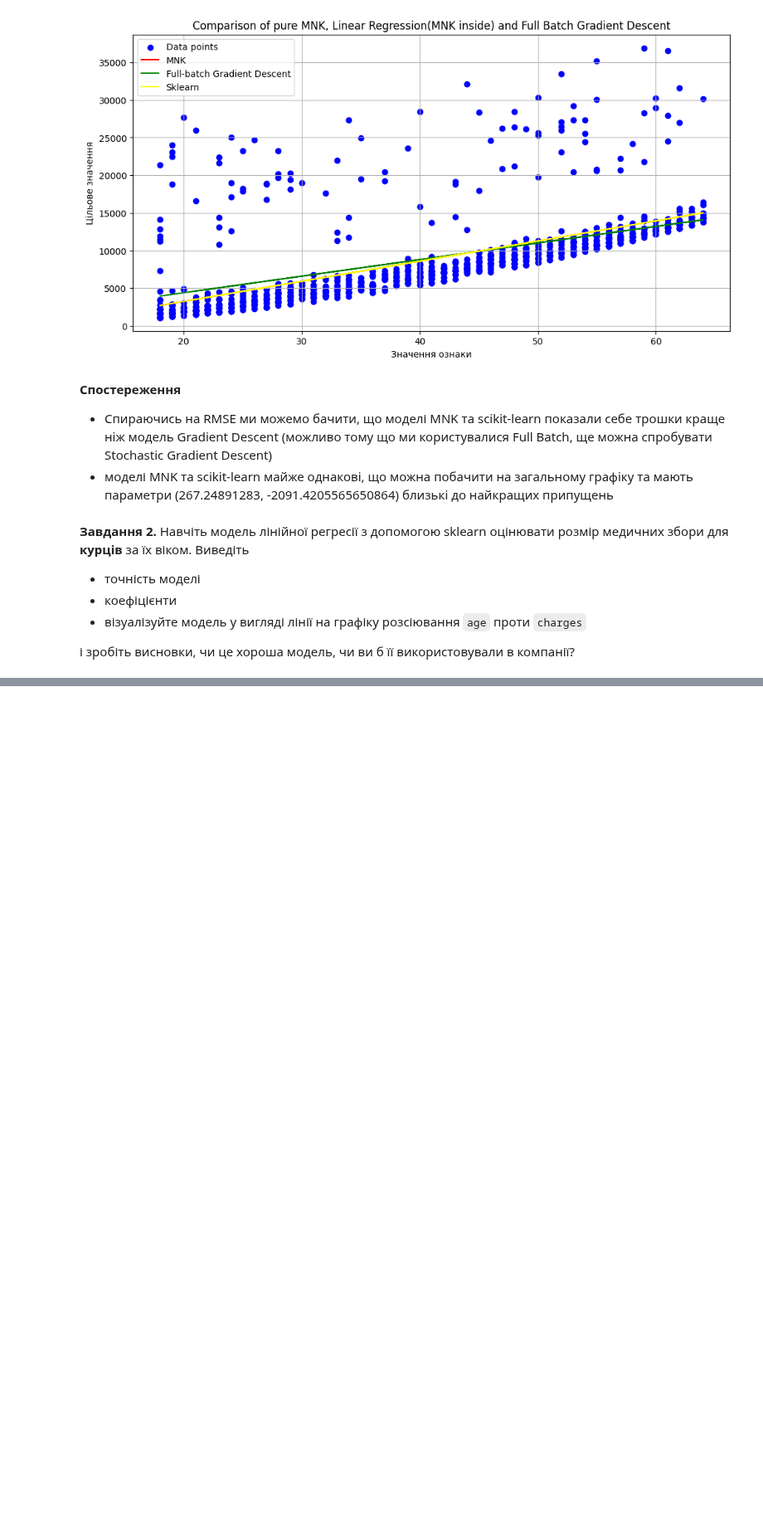
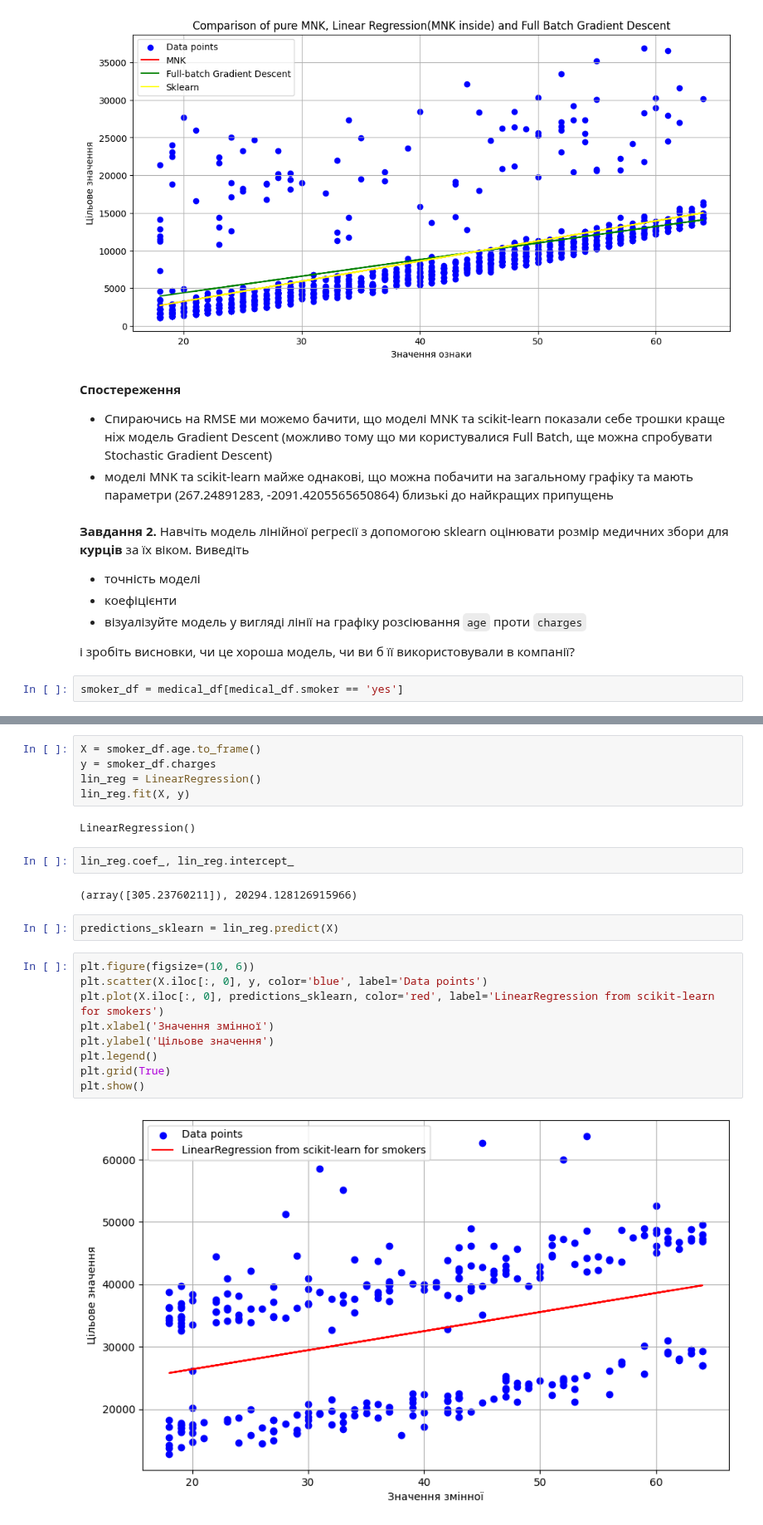
Before and after one commit to o-semenkova/ml_home_tasks, a Jupyter notebook: HW_2_1_Побудова_лінійної_регресії_за_одною_ознакою.ipynb, the cells around one changed output, grey strips where cells are left out. Shown at 83% size. Cells and saved outputs as stored; diff of their text form; blank space fills up the shorter version.

```diff
--- a/HW_2_1_Побудова_лінійної_регресії_за_одною_ознакою.ipynb
+++ b/HW_2_1_Побудова_лінійної_регресії_за_одною_ознакою.ipynb
@@ -220,3 +220,5 @@ plt.show()
 -  візуалізуйте модель у вигляді лінії на графіку розсіювання `age` проти `charges`
 
 і зробіть висновки, чи це хороша модель, чи ви б її використовували в компанії?
+# %%
+smoker_df = medical_df[medical_df.smoker == 'yes']
@@ -222,0 +239,24 @@ plt.show()
+# %%
+X = smoker_df.age.to_frame()
+y = smoker_df.charges
+lin_reg = LinearRegression()
+lin_reg.fit(X, y)
+# %% [output]
+LinearRegression()
+# %%
+lin_reg.coef_, lin_reg.intercept_
+# %% [output]
+(array([305.23760211]), 20294.128126915966)
+# %%
+predictions_sklearn = lin_reg.predict(X)
+# %%
+plt.figure(figsize=(10, 6))
+plt.scatter(X.iloc[:, 0], y, color='blue', label='Data points')
+plt.plot(X.iloc[:, 0], predictions_sklearn, color='red', label='LinearRegression from scikit-learn for smokers')
+plt.xlabel('Значення змінної')
+plt.ylabel('Цільове значення')
+plt.legend()
+plt.grid(True)
+plt.show()
+# %% [output]
+[figure, added]
```
Also changed, not shown: parts of 4 cells of this notebook.
